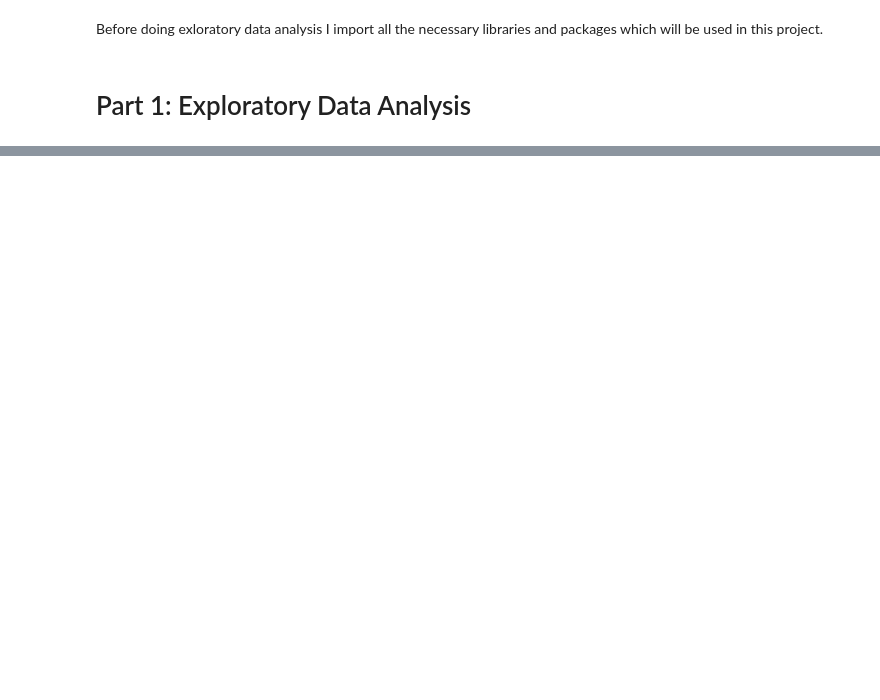
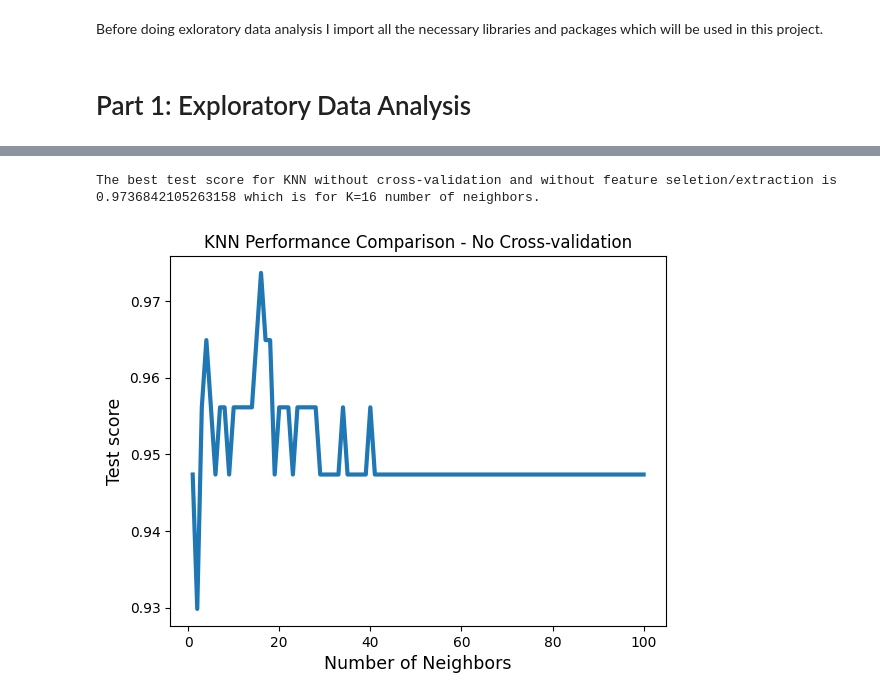
Before and after one commit to Parniaahmadi/Breast-Cancer, a Jupyter notebook: BreastCancer.ipynb, the cells around one changed output, grey strips where cells are left out. Saved outputs shown, nothing was run; the diff lists cells and outputs as text; code cells hidden in the pictures; blank space fills up the shorter version.

```diff
--- a/BreastCancer.ipynb
+++ b/BreastCancer.ipynb
@@ -34,0 +257,45 @@ from sklearn.model_selection import GridSearchCV  # For performing cross-validat
+# %%
+## KNN without cross-validation
+
+def KNN_without_CV(N_neighbors, X_train, X_test, y_train, y_test):
+  '''
+  N_neighbors: array of number of neighbors
+  '''
+
+  test_scores = []  # To save test scores for different number of neighbors in KNN
+
+  for i in N_neighbors:
+    knn = KNeighborsClassifier(n_neighbors=i)  # Create KNN classifier
+    knn.fit(X_train, y_train)  # Train the model using the training set
+
+    # Method 1: Calculating accuracy using accuracy_score
+    # y_pred = knn.predict(X_test)  # Predict the response for test dataset
+    # test_score = accuracy_score(y_test, y_pred)
+    # test_scores.append(test_score)
+    # print('K = {}, Test accuracy : {} or approximately {}%'.format(i, test_score, int(round(test_score*100))))  # Model accuracy
+
+    # Method 2: Calculating accuracy using knn.score
+    test_score = knn.score(X_test, y_test)
+    test_scores.append(test_score)
+    # print('K = {}, Test accuracy : {} or approximately {}% \n'.format(i, test_score, int(round(test_score*100))))  # Model accuracy
+
+  max_test_score = max(test_scores)
+  K_opt = N_neighbors[test_scores.index(max_test_score)]
+
+  return max_test_score, K_opt, test_scores
+# %%
+## Plot test scores for different number of neighbours without cross-validation ##
+
+N_neighbors = np.arange(1, 101, 1)  # Array of neighbors
+max_test_score, K_opt, test_scores = KNN_without_CV(N_neighbors, X_train, X_test, y_train, y_test)
+
+print('The best test score for KNN without cross-validation and without feature seletion/extraction is {} which is for K={} number of neighbors. \n\n'.format(max_test_score, K_opt))
+
+plt.plot(N_neighbors, test_scores, linewidth = 3)
+plt.xlabel('Number of Neighbors', fontsize=12.5)
+plt.ylabel('Test score', fontsize=12.5)
+plt.title('KNN Performance Comparison - No Cross-validation', fontsize=12)
+plt.show()
+# %% [output]
+The best test score for KNN without cross-validation and without feature seletion/extraction is 0.9736842105263158 which is for K=16 number of neighbors.
+[figure, added]
```
Also changed, not shown: parts of 43 cells of this notebook.
